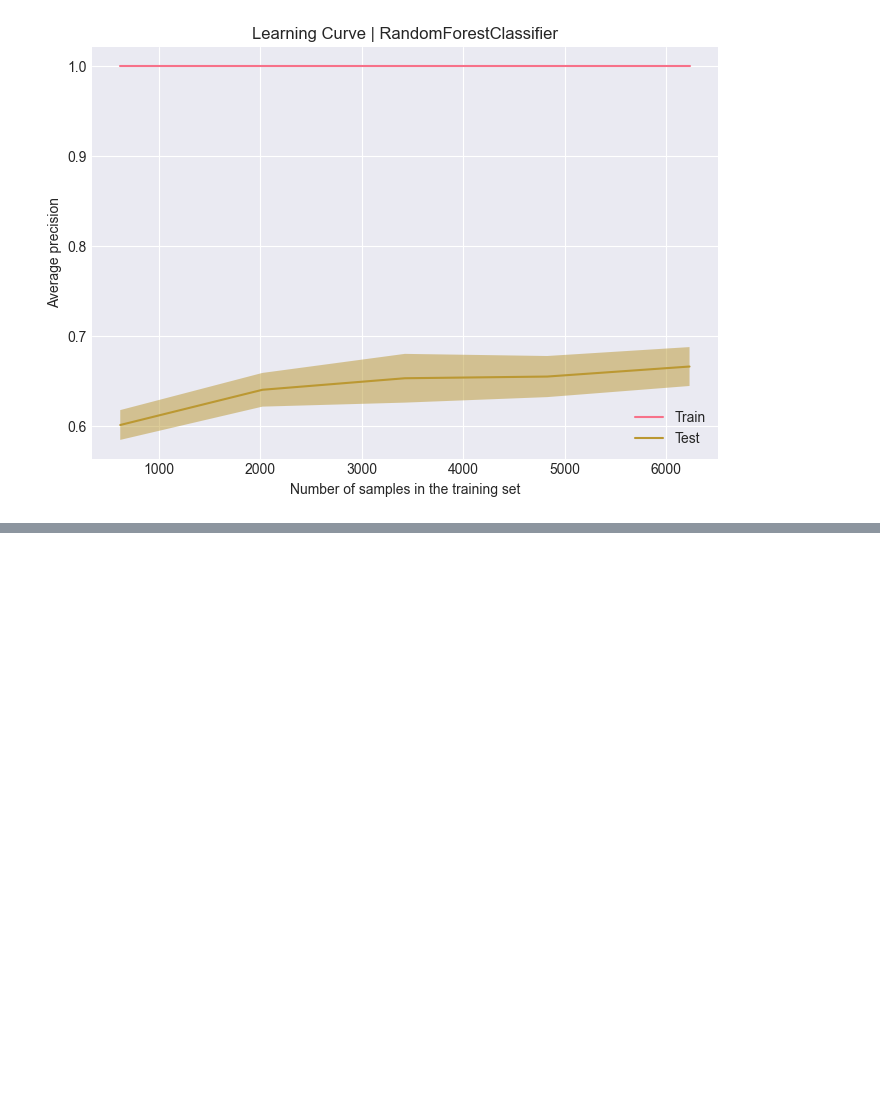
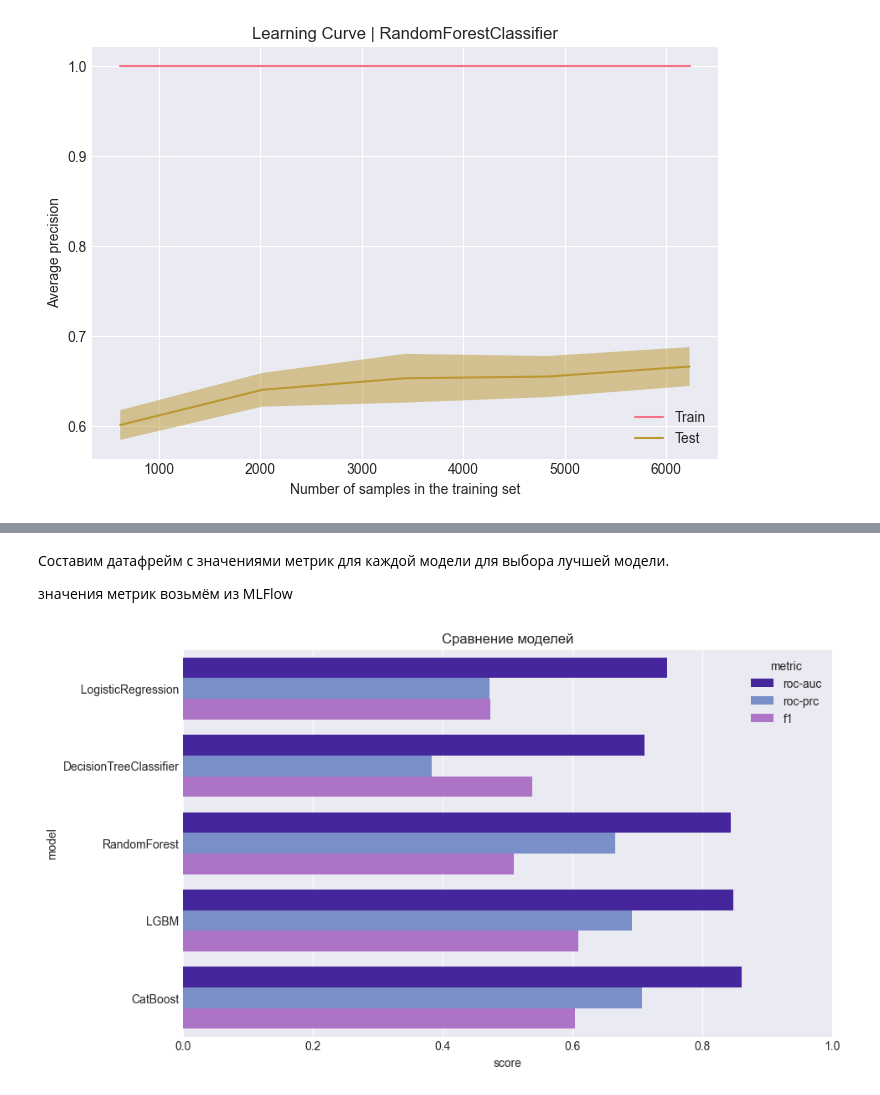
Before and after one commit to curiuwu/Machine-Learning-projects, a Jupyter notebook: customer_churn_prediction/customer_churn_prediction.ipynb, the cells around one changed output, grey strips where cells are left out. Drawn from its saved outputs; the diff is of its cells as text; code cells hidden in the pictures; blank space fills up the shorter version.

```diff
--- a/customer_churn_prediction/customer_churn_prediction.ipynb
+++ b/customer_churn_prediction/customer_churn_prediction.ipynb
@@ -477,0 +707,25 @@ F1-score: 0.509
+# %% [markdown]
+Составим датафрейм с значениями метрик для каждой модели для выбора лучшей модели.
+
+значения метрик возьмём из MLFlow
+# %%
+models = ['LogisticRegression', 'DecisionTreeClassifier', 'RandomForest', 'LGBM', 'CatBoost']
+
+metrics = {
+    "roc-auc": [0.746, 0.71, 0.844, 0.848, 0.86],
+    "roc-prc": [0.472, 0.383, 0.665, 0.691, 0.707],
+    "f1": [0.473, 0.538, 0.509, 0.609, 0.603]
+}
+
+df = pd.DataFrame(data=metrics, index=models).reset_index()
+df = df.rename(columns={"index": "model"})
+df_long = df.melt(id_vars="model", var_name="metric", value_name="score")
+
+plt.figure(figsize=(10, 6))
+sns.barplot(data=df_long, y="model", x="score", hue="metric", palette=['#3C13AF', '#6D89D5', '#B165D4'])
+
+plt.xlim(0, 1)
+plt.title("Сравнение моделей")
+plt.show()
+# %% [output]
+[figure, added]
```
Also changed, not shown: parts of 34 cells of this notebook, 3 other files.
